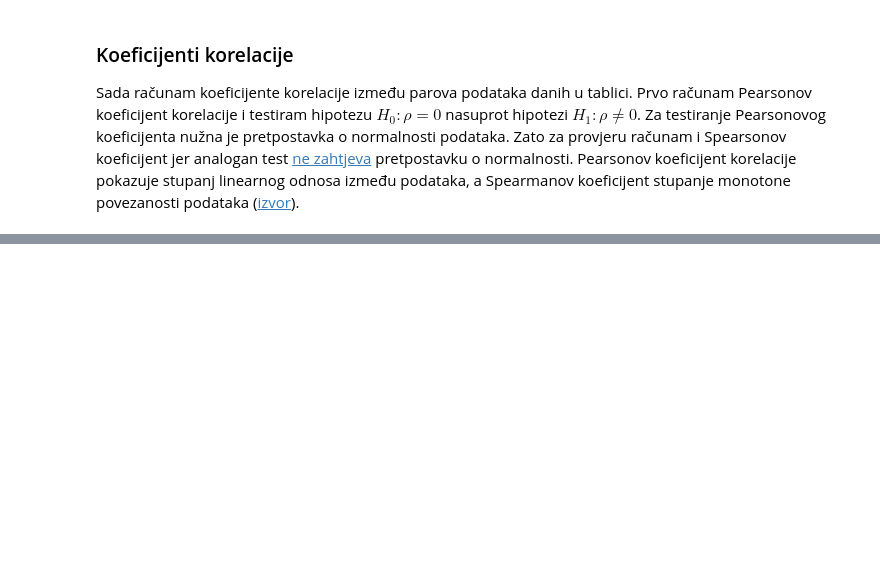
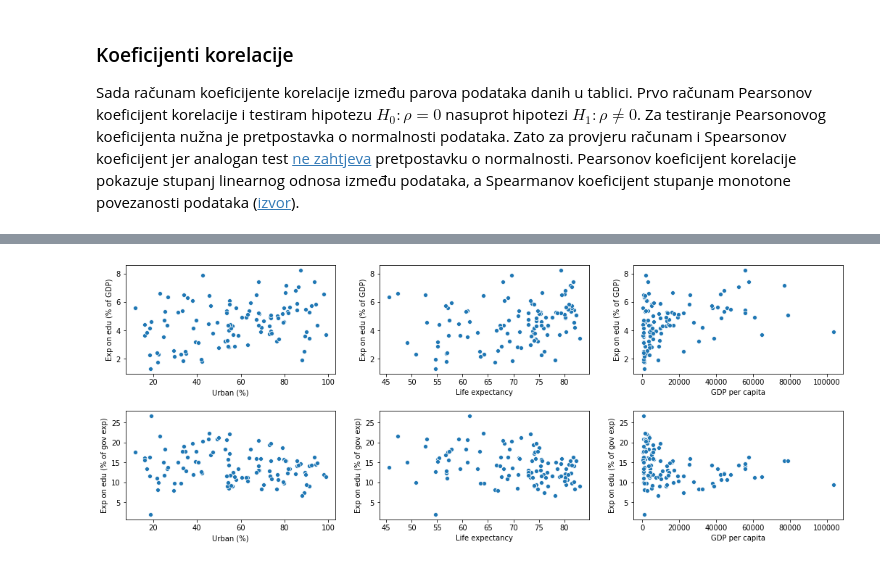
Before and after one commit to nikjals/1-esej, a Jupyter notebook: Esej.ipynb, the cells around one changed output, grey strips where cells are left out. Cells and saved outputs as stored; diff of their text form; code cells hidden in the pictures; blank space fills up the shorter version.

```diff
--- a/Esej.ipynb
+++ b/Esej.ipynb
@@ -355,5 +305,0 @@ for i in range(len(s1)):
-# %%
-L = ['Urban (%)', 'Life expectancy', 'GDP per capita']
-for i in range(len(L)):
-    for j in range(i+1, len(L)):
-        data.plot.scatter(L[i], L[j], c='darkblue')
@@ -363,0 +306,10 @@ for i in range(len(L)):
+# %%
+fig, axes = plt.subplots(2, 3, figsize=(15,6))
+fig.tight_layout(pad=3.0)
+L = ['Urban (%)', 'Life expectancy', 'GDP per capita']
+for i in range(len(s1)):
+    sns.scatterplot(x = s1[i], y = 'Exp on edu (% of GDP)', data=data, ax=axes[0][i])
+    sns.scatterplot(x = s1[i], y = 'Exp on edu (% of gov exp)', data=data, ax=axes[1][i])
+#fig
+# %% [output]
+[figure, added]
```
Also changed, not shown: parts of 49 cells of this notebook.
